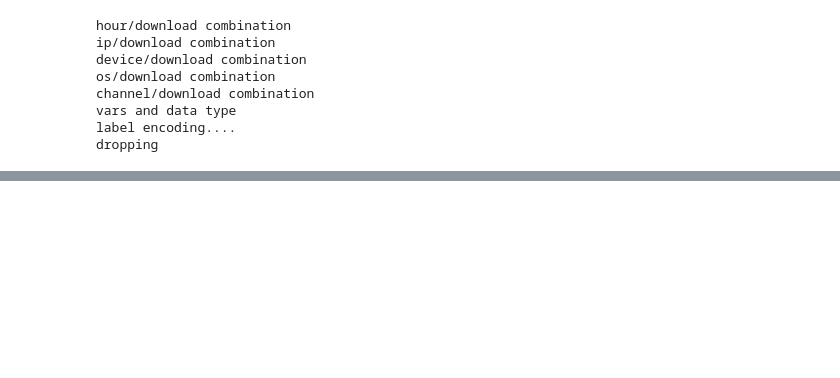
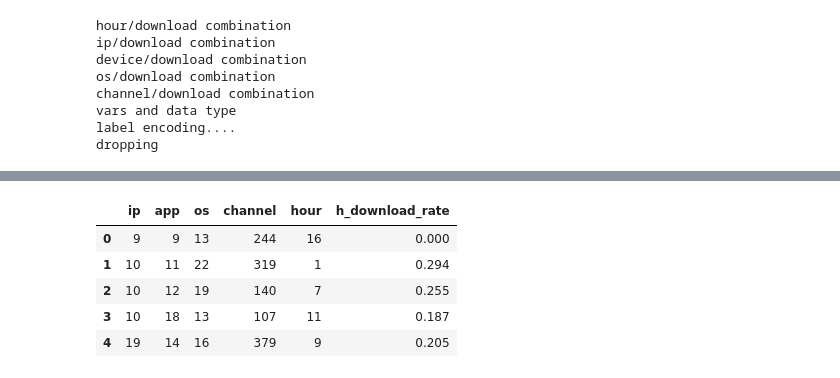
Before and after one commit to Dohppak/Kaggle-Iceburg_project, a Jupyter notebook: Fraud Detection/EDA_function code.ipynb, the cells around one changed output, grey strips where cells are left out. Saved outputs shown, nothing was run; the diff lists cells and outputs as text; code cells hidden in the pictures; blank space fills up the shorter version.

```diff
--- a/Fraud Detection/EDA_function code.ipynb
+++ b/Fraud Detection/EDA_function code.ipynb
@@ -132,0 +140,10 @@ train_df.tail(100)
+# %%
+a = train_df[['ip','app','os','channel','hour','h_download_rate']].groupby(by=['ip','app','os','channel','hour'])[['h_download_rate']].mean().reset_index()
+a.head()
+# %% [output]
+|  | ip | app | os | channel | hour | h_download_rate |
+| 0 | 9 | 9 | 13 | 244 | 16 | 0.000 |
+| 1 | 10 | 11 | 22 | 319 | 1 | 0.294 |
+| 2 | 10 | 12 | 19 | 140 | 7 | 0.255 |
+| 3 | 10 | 18 | 13 | 107 | 11 | 0.187 |
+| 4 | 19 | 14 | 16 | 379 | 9 | 0.205 |
```
Also changed, not shown: parts of 35 cells of this notebook, 9 other files.
